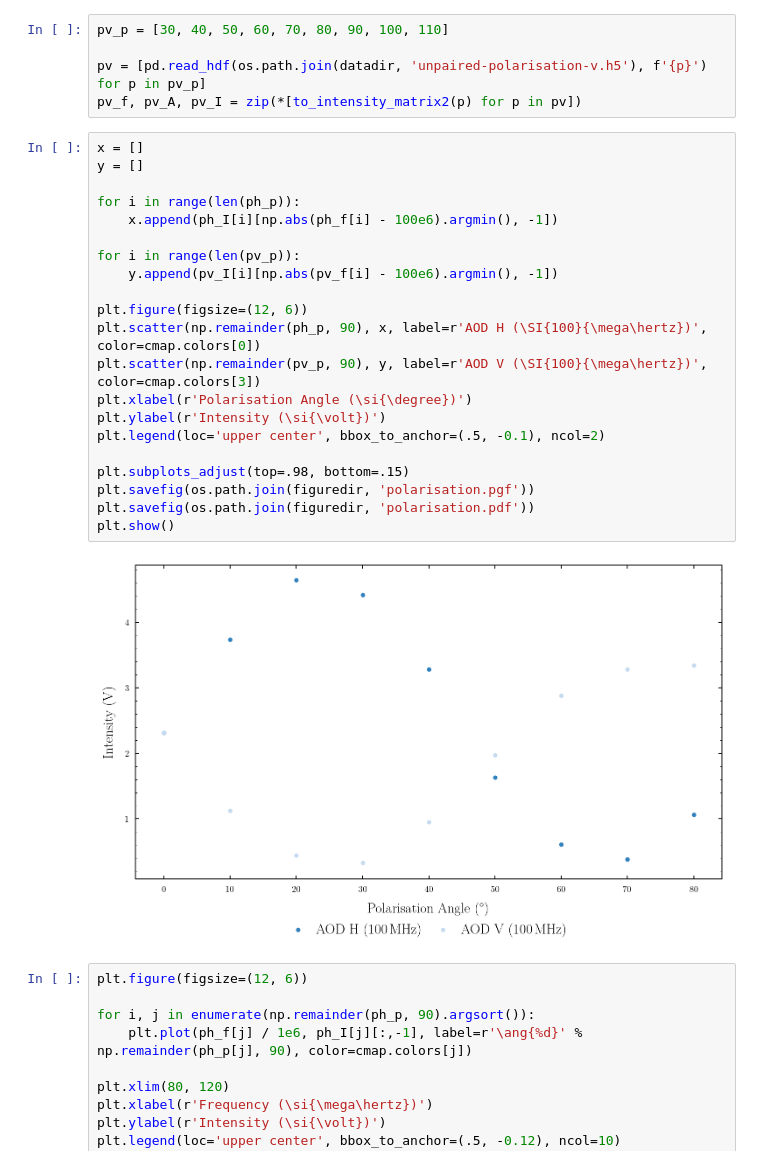
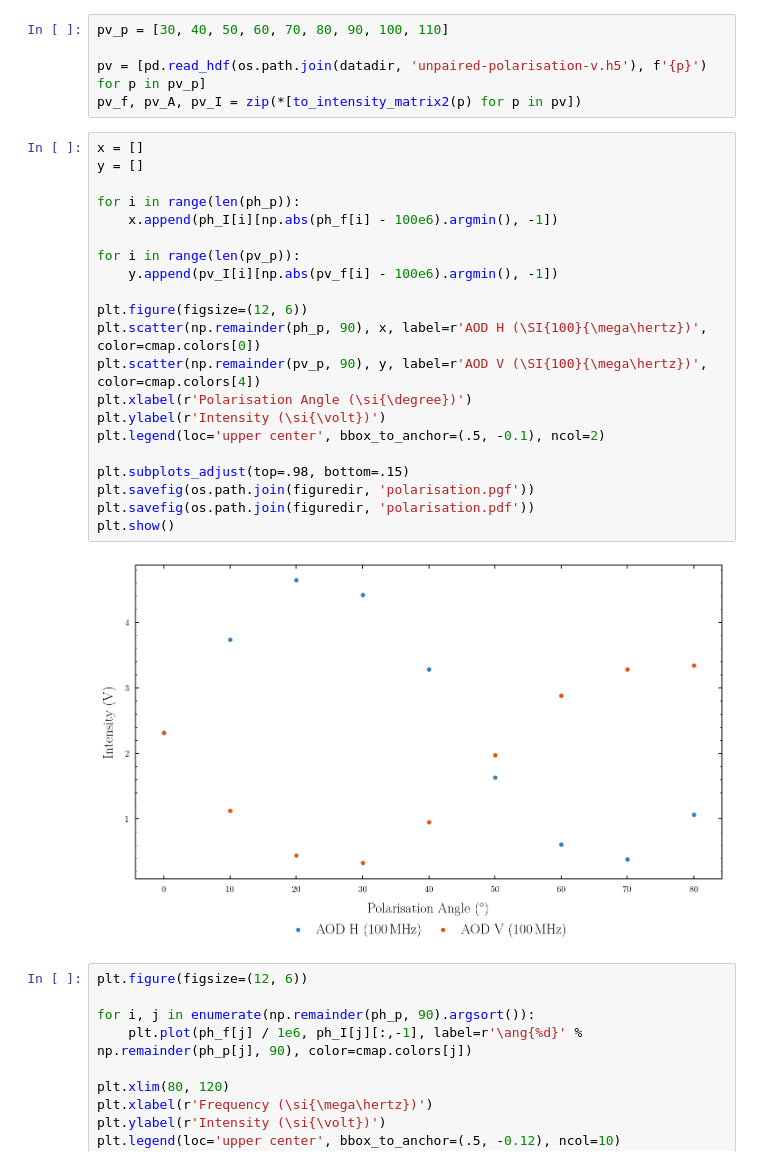
Before and after one commit to bodokaiser/bachelor-thesis, a Jupyter notebook: notebook/evaluation/intensity-distribution.ipynb, the cells around one changed output. Drawn from its saved outputs; the diff is of its cells as text.

```diff
--- a/notebook/evaluation/intensity-distribution.ipynb
+++ b/notebook/evaluation/intensity-distribution.ipynb
@@ -291,26 +296,26 @@ pv_f, pv_A, pv_I = zip(*[to_intensity_matrix2(p) for p in pv])
 # %%
 x = []
 y = []
 
 for i in range(len(ph_p)):
     x.append(ph_I[i][np.abs(ph_f[i] - 100e6).argmin(), -1])
 
 for i in range(len(pv_p)):
     y.append(pv_I[i][np.abs(pv_f[i] - 100e6).argmin(), -1])
 
 plt.figure(figsize=(12, 6))
 plt.scatter(np.remainder(ph_p, 90), x, label=r'AOD H (\SI{100}{\mega\hertz})', color=cmap.colors[0])
-plt.scatter(np.remainder(pv_p, 90), y, label=r'AOD V (\SI{100}{\mega\hertz})', color=cmap.colors[3])
+plt.scatter(np.remainder(pv_p, 90), y, label=r'AOD V (\SI{100}{\mega\hertz})', color=cmap.colors[4])
 plt.xlabel(r'Polarisation Angle (\si{\degree})')
 plt.ylabel(r'Intensity (\si{\volt})')
 plt.legend(loc='upper center', bbox_to_anchor=(.5, -0.1), ncol=2)
 
 plt.subplots_adjust(top=.98, bottom=.15)
 plt.savefig(os.path.join(figuredir, 'polarisation.pgf'))
 plt.savefig(os.path.join(figuredir, 'polarisation.pdf'))
 plt.show()
 # %% [output]
-[figure, old version]
+[figure, new version]
 # %%
 plt.figure(figsize=(12, 6))
 
```
Also changed, not shown: parts of 1 cell of this notebook, 40 other files.
